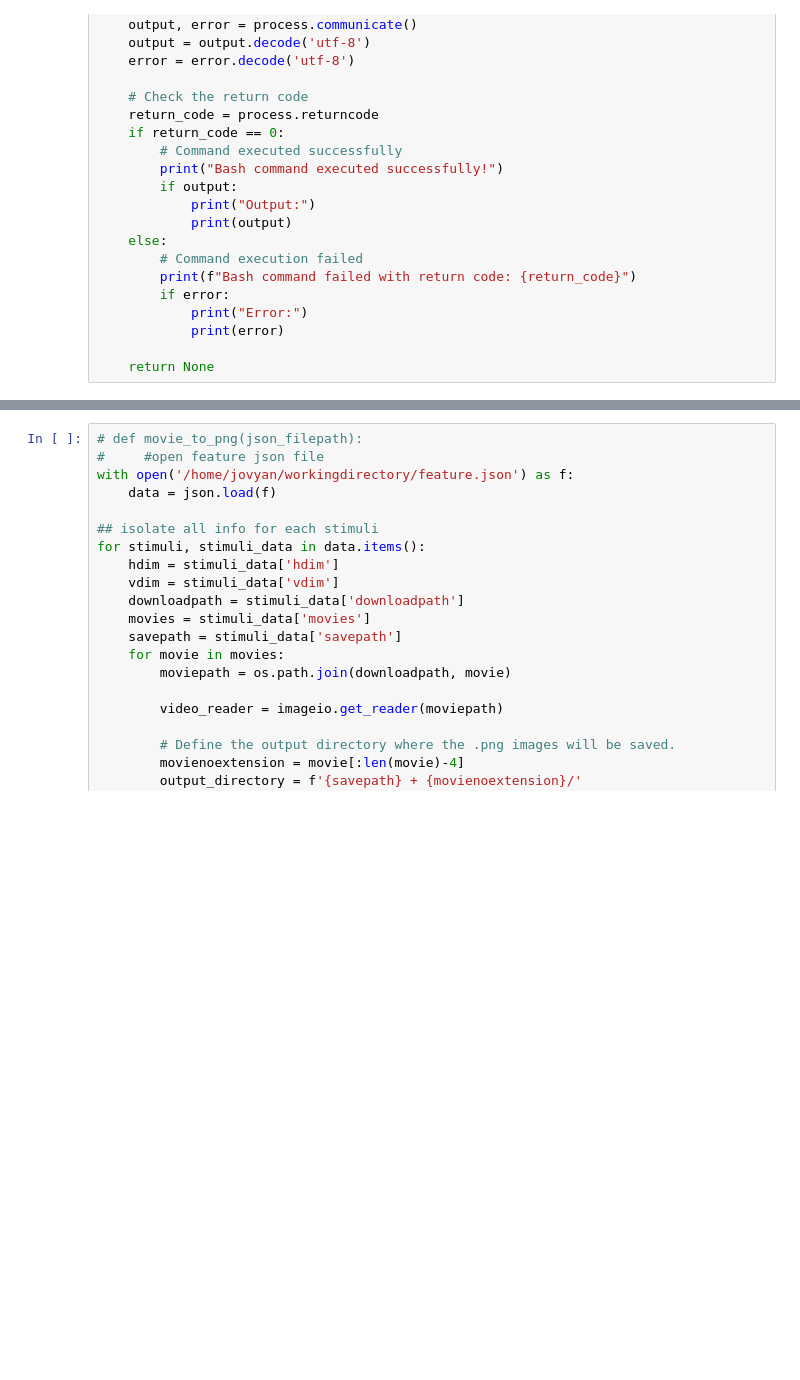
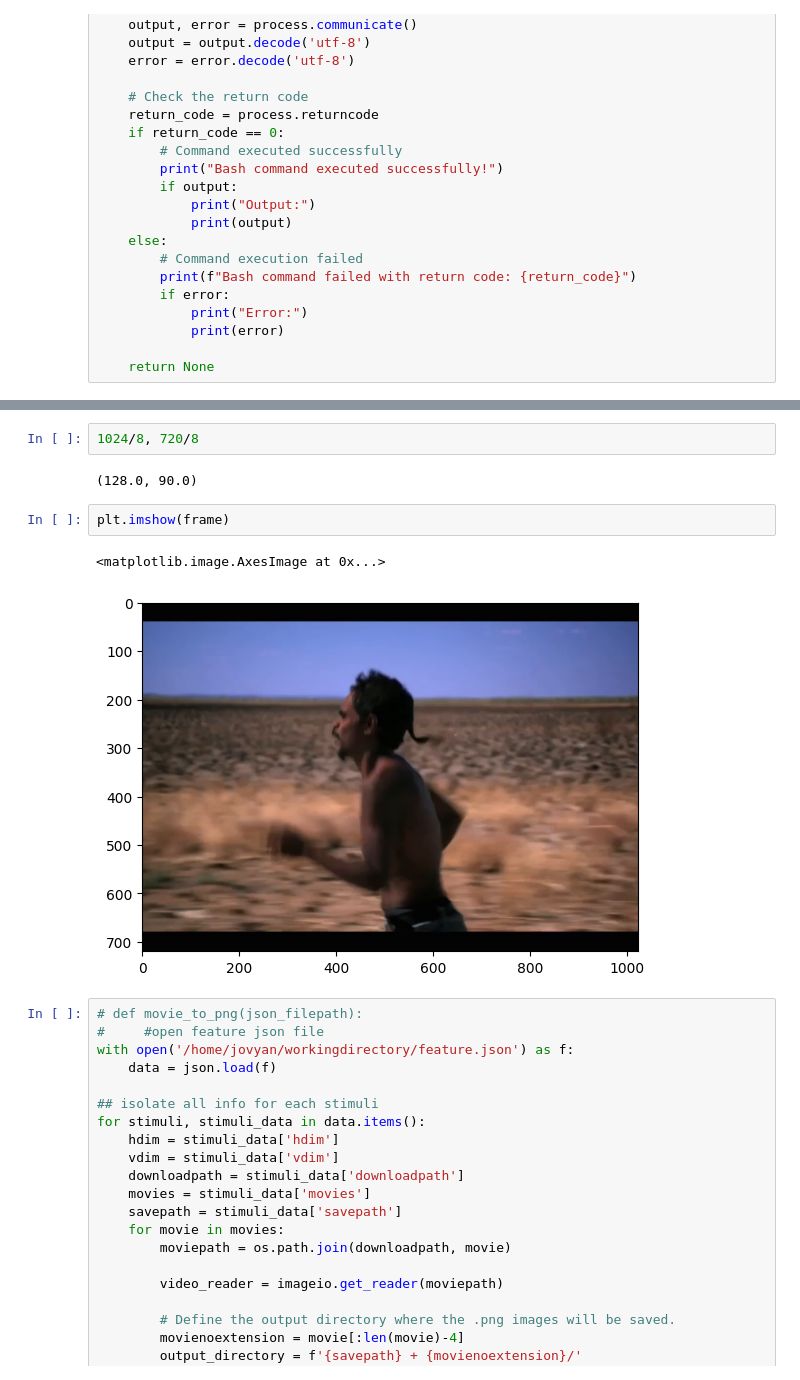
Before and after one commit to ahh009/visual-feature-decoding, a Jupyter notebook: extract_features/motionenergy/playground.ipynb, the cells around one changed output, grey strips where cells are left out. Cells and saved outputs as stored; diff of their text form; blank space fills up the shorter version.

```diff
--- a/extract_features/motionenergy/playground.ipynb
+++ b/extract_features/motionenergy/playground.ipynb
@@ -104,3 +133,12 @@ AssertionError: Cannot find installation of real FFmpeg (which comes with ffprob
+# %%
+1024/8, 720/8
+# %% [output]
+(128.0, 90.0)
+# %%
+plt.imshow(frame)
+# %% [output]
+<matplotlib.image.AxesImage at 0x...>
+[figure, added]
 # %%
 # def movie_to_png(json_filepath):
 #     #open feature json file
```
Also changed, not shown: parts of 3 cells of this notebook, 2 other files.
